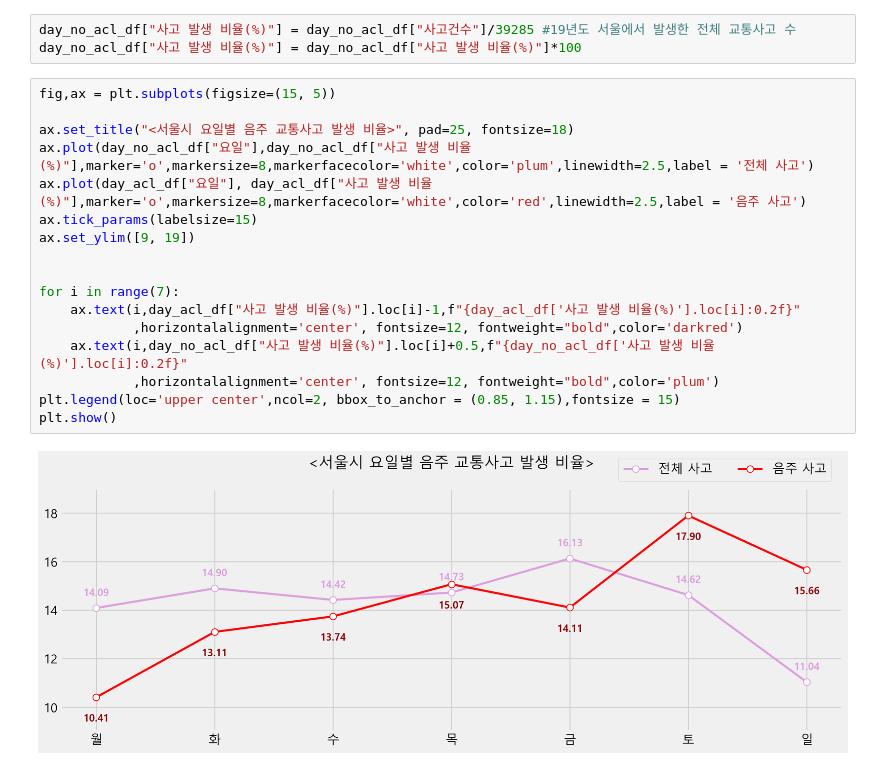
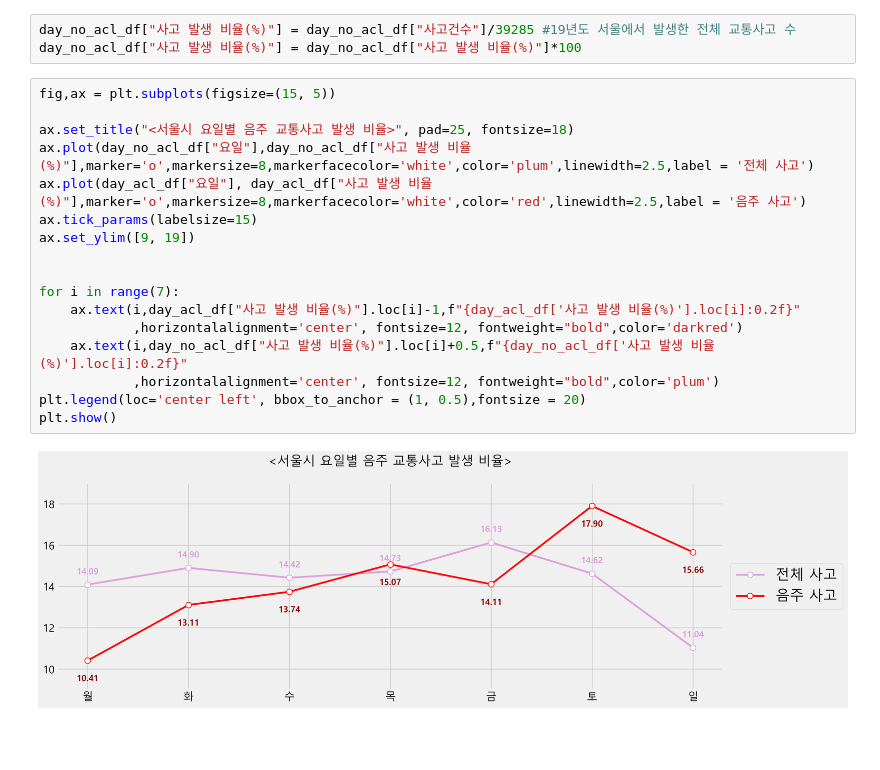
Before and after one commit to jeonprize/Accident, a Jupyter notebook: acl_accident.ipynb, the cells around one changed output. Cells and saved outputs as stored; diff of their text form; blank space fills up the shorter version.

```diff
--- a/acl_accident.ipynb
+++ b/acl_accident.ipynb
@@ -508,21 +510,21 @@ day_no_acl_df["사고 발생 비율(%)"] = day_no_acl_df["사고 발생 비율(%
 # %%
 fig,ax = plt.subplots(figsize=(15, 5))
 
 ax.set_title("<서울시 요일별 음주 교통사고 발생 비율>", pad=25, fontsize=18)
 ax.plot(day_no_acl_df["요일"],day_no_acl_df["사고 발생 비율(%)"],marker='o',markersize=8,markerfacecolor='white',color='plum',linewidth=2.5,label = '전체 사고')
 ax.plot(day_acl_df["요일"], day_acl_df["사고 발생 비율(%)"],marker='o',markersize=8,markerfacecolor='white',color='red',linewidth=2.5,label = '음주 사고')
 ax.tick_params(labelsize=15)
 ax.set_ylim([9, 19])
 
 
 for i in range(7):
     ax.text(i,day_acl_df["사고 발생 비율(%)"].loc[i]-1,f"{day_acl_df['사고 발생 비율(%)'].loc[i]:0.2f}"
             ,horizontalalignment='center', fontsize=12, fontweight="bold",color='darkred')
     ax.text(i,day_no_acl_df["사고 발생 비율(%)"].loc[i]+0.5,f"{day_no_acl_df['사고 발생 비율(%)'].loc[i]:0.2f}"
             ,horizontalalignment='center', fontsize=12, fontweight="bold",color='plum')
-plt.legend(loc='upper center',ncol=2, bbox_to_anchor = (0.85, 1.15),fontsize = 15)
+plt.legend(loc='center left', bbox_to_anchor = (1, 0.5),fontsize = 20)
 plt.show()
 # %% [output]
-[figure, old version]
+[figure, new version]
 # %%
 time_df = pd.read_csv("요일별 시간대별 음주 교통사고.csv")
```
Also changed, not shown: parts of 10 cells of this notebook.
